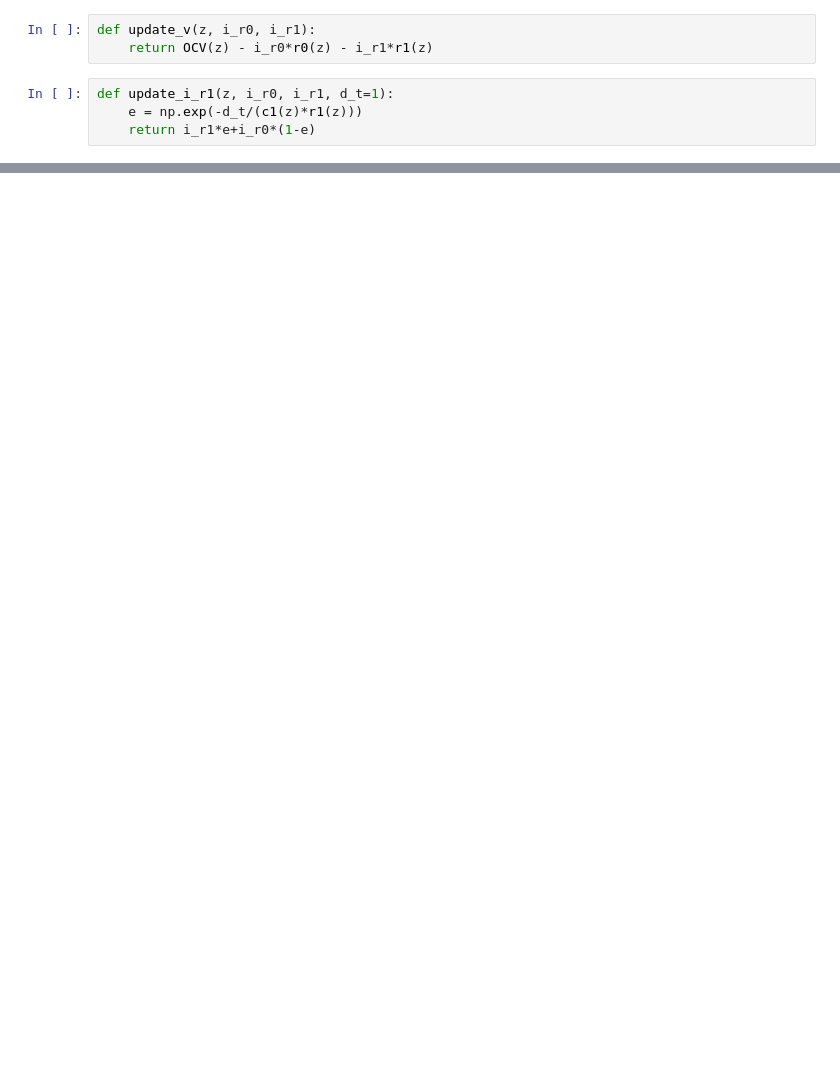
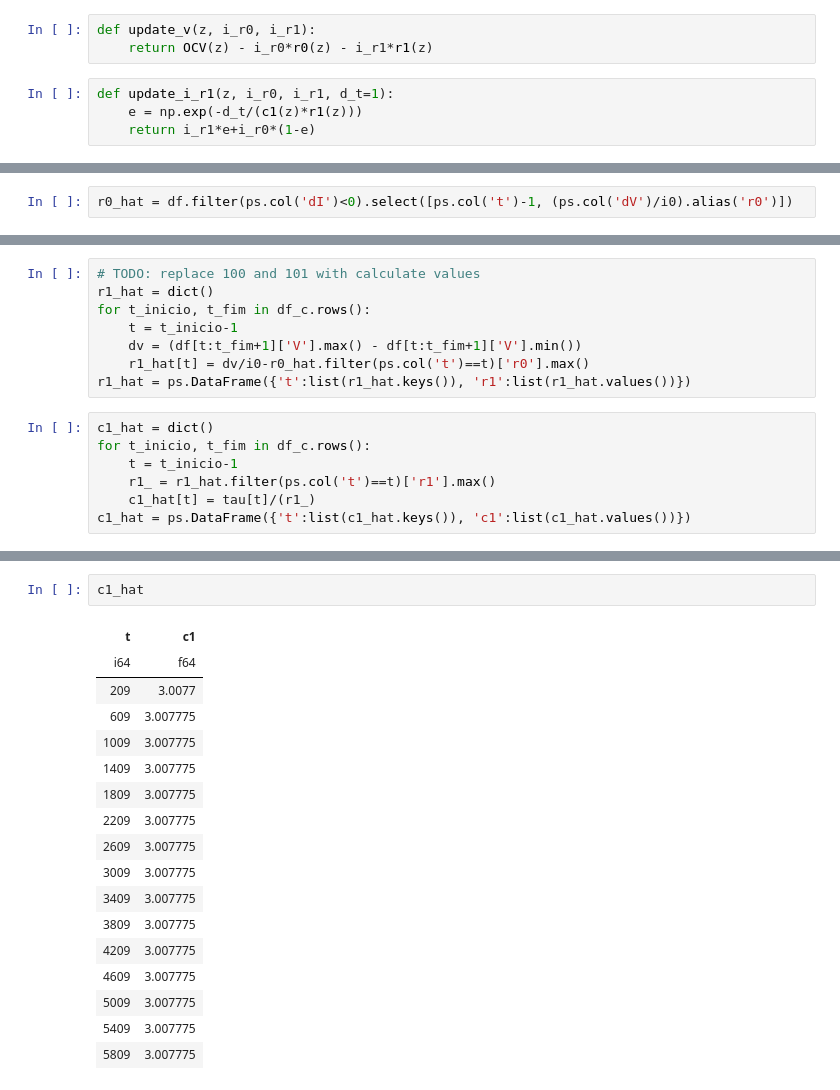
Before and after one commit to CaioMizerkowski/controle_avancado, a Jupyter notebook: TE979/modelo.ipynb, the cells around one changed output, grey strips where cells are left out. Saved outputs shown, nothing was run; the diff lists cells and outputs as text; blank space fills up the shorter version.

```diff
--- a/TE979/modelo.ipynb
+++ b/TE979/modelo.ipynb
@@ -125,0 +88,2 @@ plt.close()
+# %%
+r0_hat = df.filter(ps.col('dI')<0).select([ps.col('t')-1, (ps.col('dV')/i0).alias('r0')])
@@ -125,0 +137,15 @@ plt.close()
+# %%
+# TODO: replace 100 and 101 with calculate values
+r1_hat = dict()
+for t_inicio, t_fim in df_c.rows():
+    t = t_inicio-1
+    dv = (df[t:t_fim+1]['V'].max() - df[t:t_fim+1]['V'].min())
+    r1_hat[t] = dv/i0-r0_hat.filter(ps.col('t')==t)['r0'].max()
+r1_hat = ps.DataFrame({'t':list(r1_hat.keys()), 'r1':list(r1_hat.values())})
+# %%
+c1_hat = dict()
+for t_inicio, t_fim in df_c.rows():
+    t = t_inicio-1
+    r1_ = r1_hat.filter(ps.col('t')==t)['r1'].max()
+    c1_hat[t] = tau[t]/(r1_)
+c1_hat = ps.DataFrame({'t':list(c1_hat.keys()), 'c1':list(c1_hat.values())})
@@ -125,0 +173,20 @@ plt.close()
+# %%
+c1_hat
+# %% [output]
+| t | c1 |
+| i64 | f64 |
+| 209 | 3.0077 |
+| 609 | 3.007775 |
+| 1009 | 3.007775 |
+| 1409 | 3.007775 |
+| 1809 | 3.007775 |
+| 2209 | 3.007775 |
+| 2609 | 3.007775 |
+| 3009 | 3.007775 |
+| 3409 | 3.007775 |
+| 3809 | 3.007775 |
+| 4209 | 3.007775 |
+| 4609 | 3.007775 |
+| 5009 | 3.007775 |
+| 5409 | 3.007775 |
+| 5809 | 3.007775 |
```
Also changed, not shown: parts of 17 cells of this notebook.
